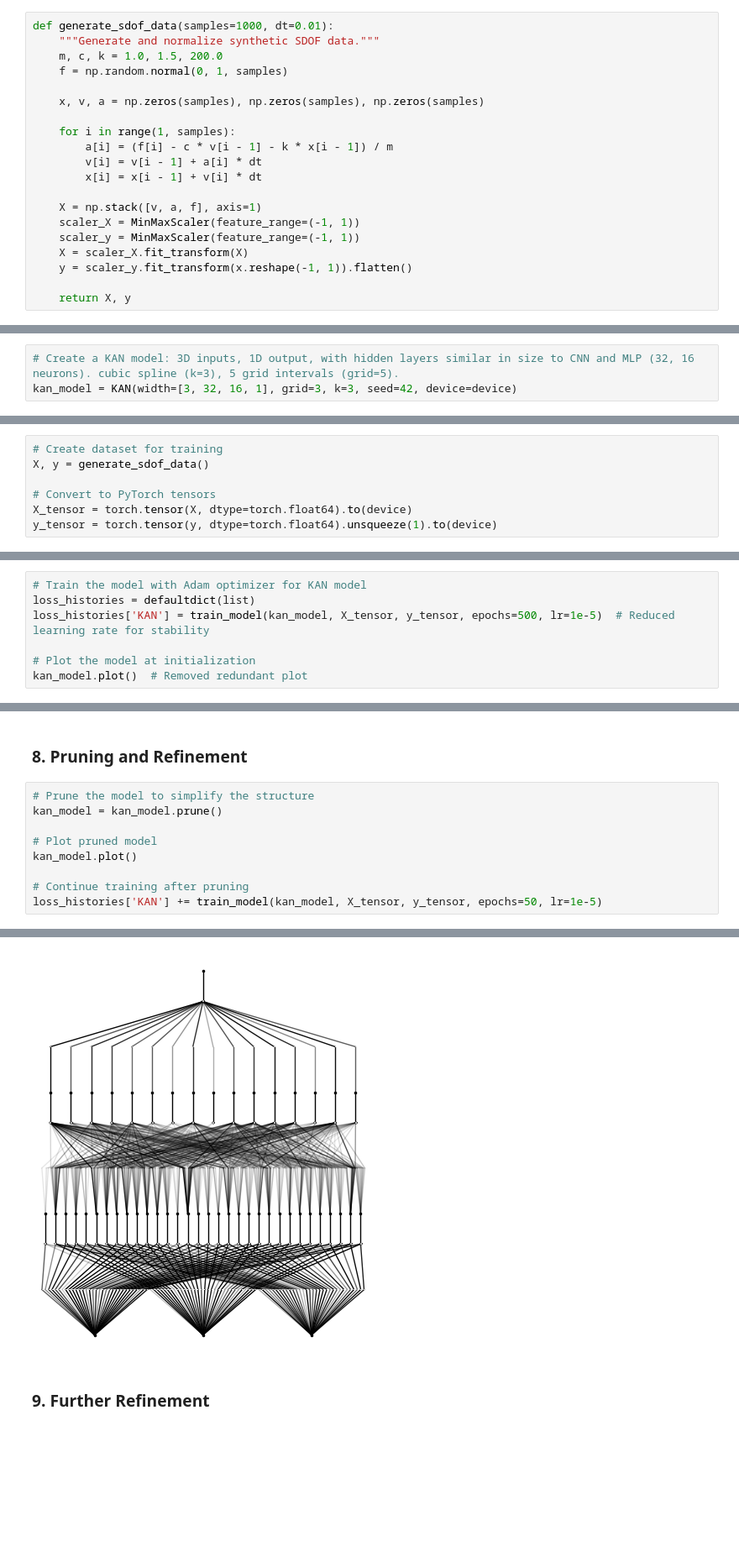
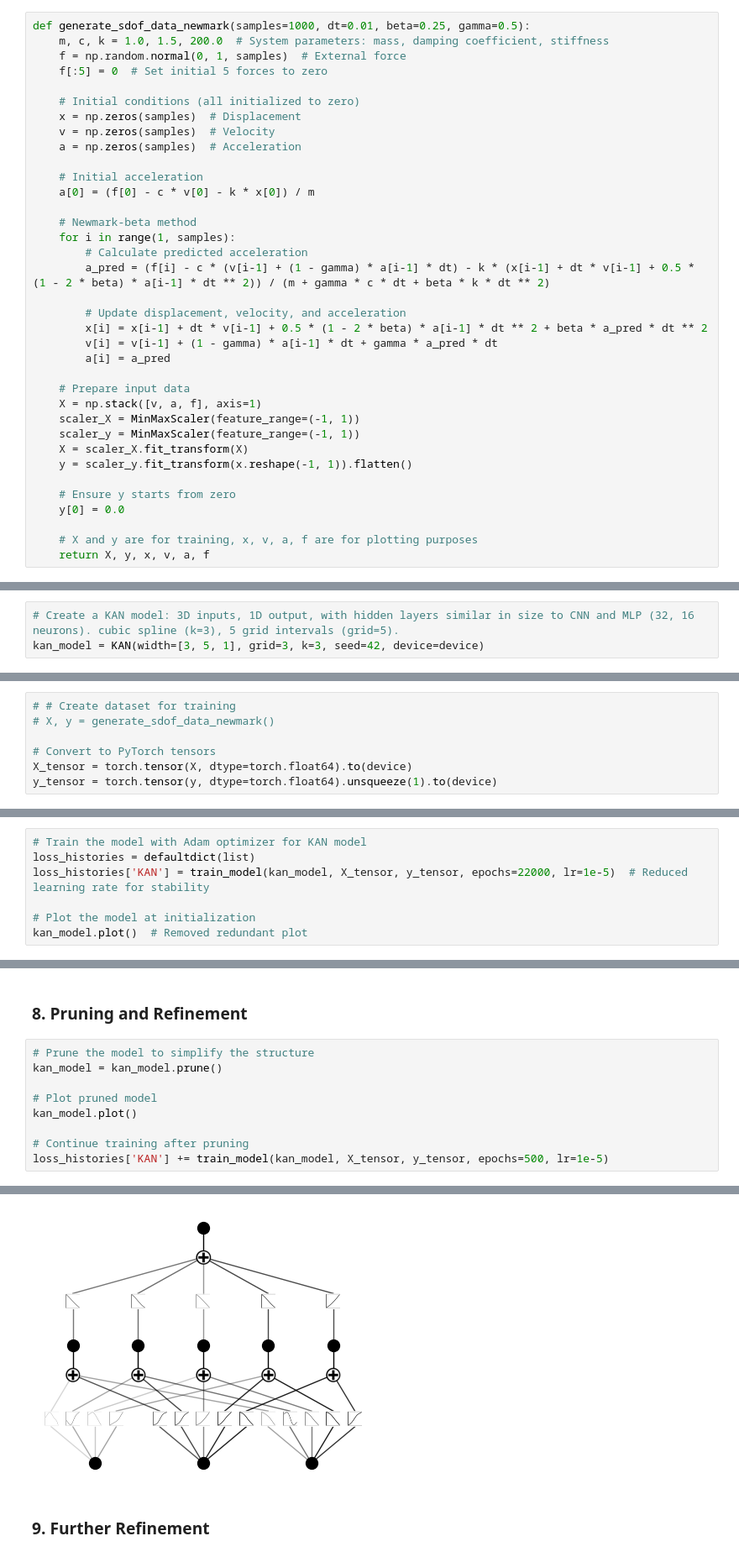
Before and after one commit to 2jeongmin/KANcoder, a Jupyter notebook: sdof_interpreter.ipynb, the cells around one changed output, grey strips where cells are left out. Shown at 84% size. Saved outputs shown, nothing was run; the diff lists cells and outputs as text; blank space fills up the shorter version.

```diff
--- a/sdof_interpreter.ipynb
+++ b/sdof_interpreter.ipynb
@@ -19,22 +19,38 @@ cuda
 # %% [markdown]
 ### 1. Data Generation
 # %%
-def generate_sdof_data(samples=1000, dt=0.01):
-    """Generate and normalize synthetic SDOF data."""
-    m, c, k = 1.0, 1.5, 200.0
-    f = np.random.normal(0, 1, samples)
+def generate_sdof_data_newmark(samples=1000, dt=0.01, beta=0.25, gamma=0.5):
+    m, c, k = 1.0, 1.5, 200.0  # System parameters: mass, damping coefficient, stiffness
+    f = np.random.normal(0, 1, samples)  # External force
+    f[:5] = 0  # Set initial 5 forces to zero
 
-    x, v, a = np.zeros(samples), np.zeros(samples), np.zeros(samples)
+    # Initial conditions (all initialized to zero)
+    x = np.zeros(samples)  # Displacement
+    v = np.zeros(samples)  # Velocity
+    a = np.zeros(samples)  # Acceleration
 
+    # Initial acceleration
+    a[0] = (f[0] - c * v[0] - k * x[0]) / m
+
+    # Newmark-beta method
     for i in range(1, samples):
-        a[i] = (f[i] - c * v[i - 1] - k * x[i - 1]) / m
-        v[i] = v[i - 1] + a[i] * dt
-        x[i] = x[i - 1] + v[i] * dt
+        # Calculate predicted acceleration
+        a_pred = (f[i] - c * (v[i-1] + (1 - gamma) * a[i-1] * dt) - k * (x[i-1] + dt * v[i-1] + 0.5 * (1 - 2 * beta) * a[i-1] * dt ** 2)) / (m + gamma * c * dt + beta * k * dt ** 2)
 
+        # Update displacement, velocity, and acceleration
+        x[i] = x[i-1] + dt * v[i-1] + 0.5 * (1 - 2 * beta) * a[i-1] * dt ** 2 + beta * a_pred * dt ** 2
+        v[i] = v[i-1] + (1 - gamma) * a[i-1] * dt + gamma * a_pred * dt
+        a[i] = a_pred
+
+    # Prepare input data
     X = np.stack([v, a, f], axis=1)
     scaler_X = MinMaxScaler(feature_range=(-1, 1))
     scaler_y = MinMaxScaler(feature_range=(-1, 1))
     X = scaler_X.fit_transform(X)
     y = scaler_y.fit_transform(x.reshape(-1, 1)).flatten()
 
-    return X, y
+    # Ensure y starts from zero
+    y[0] = 0.0
+
+    # X and y are for training, x, v, a, f are for plotting purposes
+    return X, y, x, v, a, f
@@ -42,15 +96,15 @@ def generate_sdof_data(samples=1000, dt=0.01):
 ### 2. KAN Model Initialization
 # %%
 # Create a KAN model: 3D inputs, 1D output, with hidden layers similar in size to CNN and MLP (32, 16 neurons). cubic spline (k=3), 5 grid intervals (grid=5).
-kan_model = KAN(width=[3, 32, 16, 1], grid=3, k=3, seed=42, device=device)
+kan_model = KAN(width=[3, 5, 1], grid=3, k=3, seed=42, device=device)
 # %% [output]
 checkpoint directory created: ./model
 saving model version 0.0
 # %% [markdown]
 ### 3. Data Preparation
 # %%
-# Create dataset for training
-X, y = generate_sdof_data()
+# # Create dataset for training
+# X, y = generate_sdof_data_newmark()
 
 # Convert to PyTorch tensors
 X_tensor = torch.tensor(X, dtype=torch.float64).to(device)
@@ -170,7 +224,7 @@ def train_model(model, X, y, epochs=500, lr=1e-4):
 # %%
 # Train the model with Adam optimizer for KAN model
 loss_histories = defaultdict(list)
-loss_histories['KAN'] = train_model(kan_model, X_tensor, y_tensor, epochs=500, lr=1e-5)  # Reduced learning rate for stability
+loss_histories['KAN'] = train_model(kan_model, X_tensor, y_tensor, epochs=22000, lr=1e-5)  # Reduced learning rate for stability
 
 # Plot the model at initialization
 kan_model.plot()  # Removed redundant plot
@@ -191,6 +257,6 @@ kan_model = kan_model.prune()
 kan_model.plot()
 
 # Continue training after pruning
-loss_histories['KAN'] += train_model(kan_model, X_tensor, y_tensor, epochs=50, lr=1e-5)
+loss_histories['KAN'] += train_model(kan_model, X_tensor, y_tensor, epochs=500, lr=1e-5)
 # %% [output]
 saving model version 0.1
@@ -197,4 +268,4 @@ saving model version 0.1
-[figure, old version]
+[figure, new version]
 # %% [markdown]
 ### 9. Further Refinement
 # %%
```
Also changed, not shown: parts of 19 cells of this notebook.
